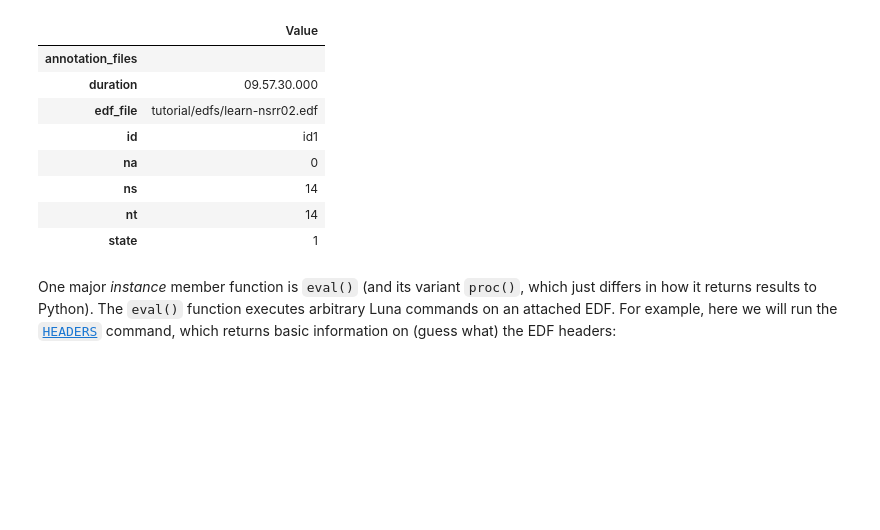
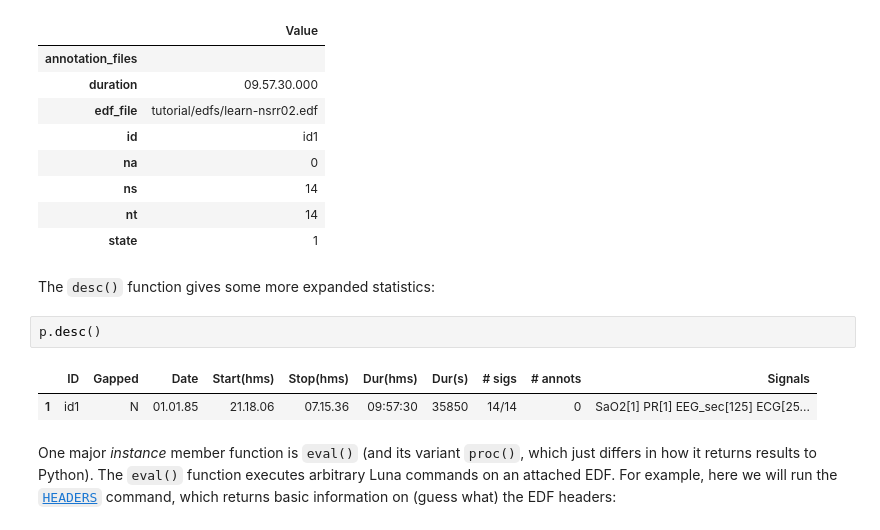
Before and after one commit to remnrem/luna-api-notebooks, a Jupyter notebook: 00_overview.ipynb, the cells around one changed output. Cells and saved outputs as stored; diff of their text form; blank space fills up the shorter version.

```diff
--- a/00_overview.ipynb
+++ b/00_overview.ipynb
@@ -100,6 +103,13 @@ p.stat()
 | ns | 14 |
 | nt | 14 |
 | state | 1 |
+# %% [markdown]
+The `desc()` function gives some more expanded statistics:
+# %%
+p.desc()
+# %% [output]
+|  | ID | Gapped | Date | Start(hms) | Stop(hms) | Dur(hms) | Dur(s) | # sigs | # annots | Signals |
+| 1 | id1 | N | 01.01.85 | 21.18.06 | 07.15.36 | 09:57:30 | 35850 | 14/14 | 0 | SaO2[1] PR[1] EEG_sec[125] ECG[25... |
 # %% [markdown]
 One major _instance_ member function is `eval()` (and its variant `proc()`, which just differs in how it returns results to Python).  The `eval()` function executes arbitrary Luna commands on an attached EDF.  For example, here we will run the [`HEADERS`](https://zzz.bwh.harvard.edu/luna/ref/summaries/#headers) command, which returns basic information on (guess what) the EDF headers:
 # %%
```
Also changed, not shown: parts of 5 cells of this notebook, 7 other files.
